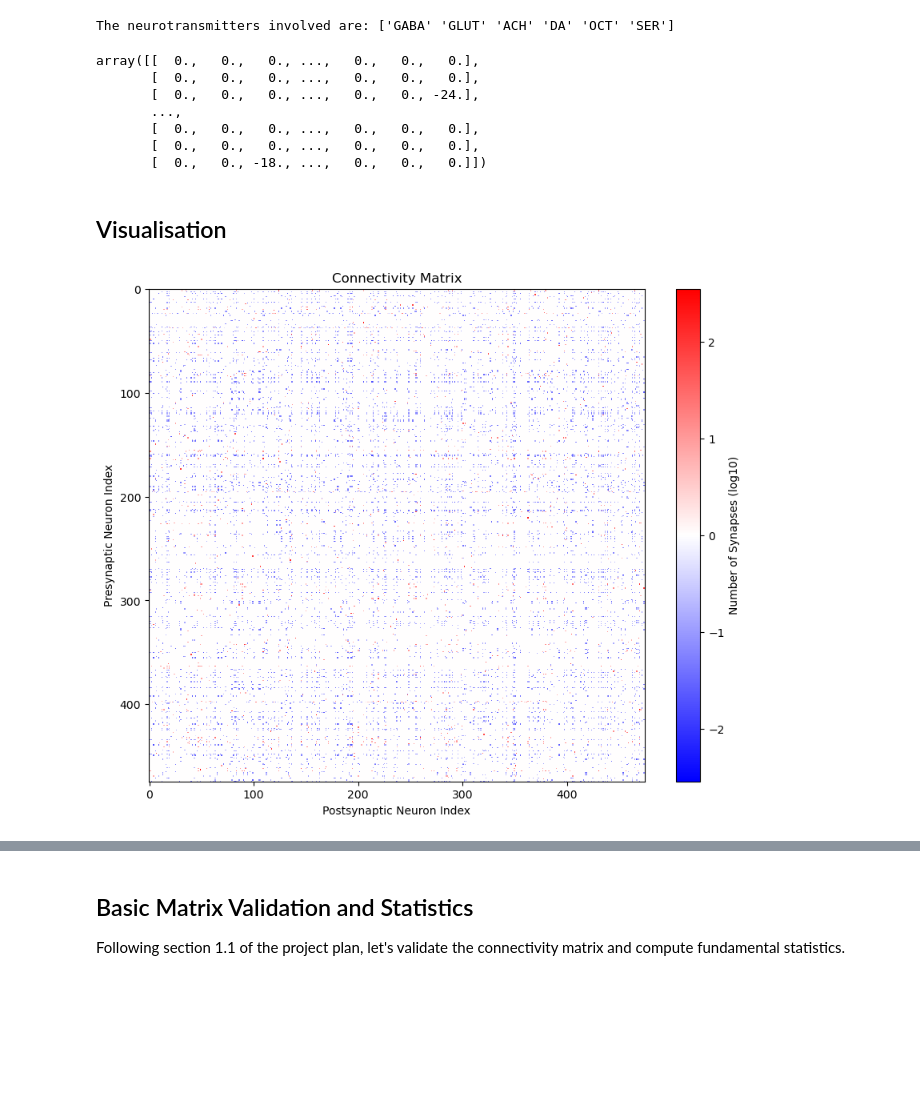
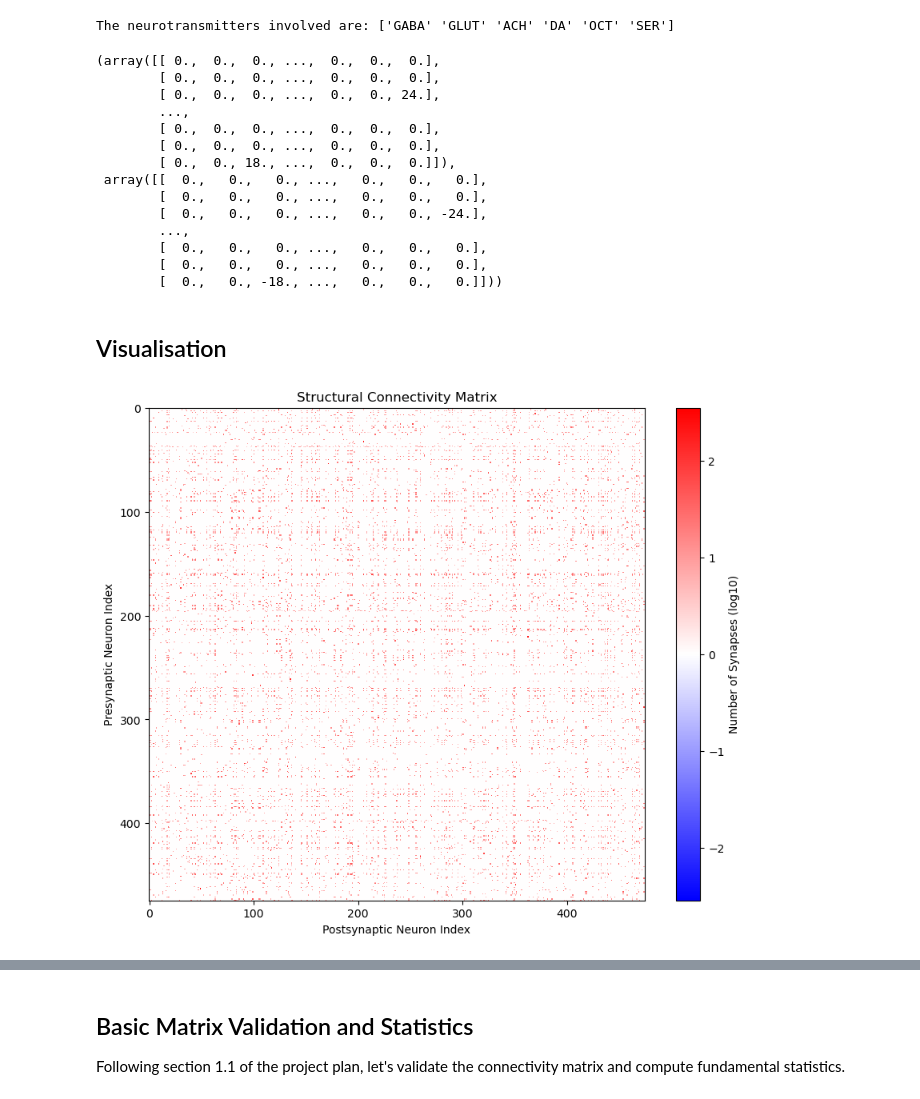
Before and after one commit to CharlesXu-Jingyue/GraphConnectomicsPOC, a Jupyter notebook: notebooks/01_preprocessing.ipynb, the cells around one changed output, grey strips where cells are left out. Cells and saved outputs as stored; diff of their text form; code cells hidden in the pictures; blank space fills up the shorter version.

```diff
--- a/notebooks/01_preprocessing.ipynb
+++ b/notebooks/01_preprocessing.ipynb
@@ -205,46 +205,59 @@ filtered_connections_df.loc[:, 'connectivity'] = filtered_connections_df['syn_co
 # Group the connections by neuron pair
 grouped_connections_df = filtered_connections_df.groupby(['pre_root_id', 'post_root_id']).agg({'connectivity': 'sum'}).reset_index()
 
-# Connectivity matrix
+# Functional connectivity matrix
 n_neurons = len(noi_list)
-connectivity_matrix = np.zeros((n_neurons, n_neurons))
+functional_connectivity_matrix = np.zeros((n_neurons, n_neurons))
 for _, row in grouped_connections_df.iterrows():
     pre_id = row['pre_root_id']
     post_id = row['post_root_id']
     conn = row['connectivity']
     pre_idx = noi_list.index(pre_id)
     post_idx = noi_list.index(post_id)
-    connectivity_matrix[pre_idx, post_idx] = conn
+    functional_connectivity_matrix[pre_idx, post_idx] = conn
 
 del filtered_connections_df, grouped_connections_df
 
+# Structural connectivity matrix
+structural_connectivity_matrix = functional_connectivity_matrix.copy()
+structural_connectivity_matrix = np.abs(structural_connectivity_matrix)
+
 if save_data:
-    connectivity_df = pd.DataFrame(connectivity_matrix, index=noi_list, columns=noi_list)
-    connectivity_df.to_csv(os.path.join(data_path, 'connectivity_matrix.csv'))
+    functional_df = pd.DataFrame(functional_connectivity_matrix, index=noi_list, columns=noi_list)
+    functional_df.to_csv(os.path.join(data_path, 'functional_connectivity_matrix.csv'))
+    structural_df = pd.DataFrame(structural_connectivity_matrix, index=noi_list, columns=noi_list)
+    structural_df.to_csv(os.path.join(data_path, 'structural_connectivity_matrix.csv'))
 
-connectivity_matrix
+structural_connectivity_matrix, functional_connectivity_matrix
 # %% [output]
-array([[  0.,   0.,   0., ...,   0.,   0.,   0.],
-       [  0.,   0.,   0., ...,   0.,   0.,   0.],
-       [  0.,   0.,   0., ...,   0.,   0., -24.],
-       ...,
-       [  0.,   0.,   0., ...,   0.,   0.,   0.],
-       [  0.,   0.,   0., ...,   0.,   0.,   0.],
-       [  0.,   0., -18., ...,   0.,   0.,   0.]])
+(array([[ 0.,  0.,  0., ...,  0.,  0.,  0.],
+        [ 0.,  0.,  0., ...,  0.,  0.,  0.],
+        [ 0.,  0.,  0., ...,  0.,  0., 24.],
+        ...,
+        [ 0.,  0.,  0., ...,  0.,  0.,  0.],
+        [ 0.,  0.,  0., ...,  0.,  0.,  0.],
+        [ 0.,  0., 18., ...,  0.,  0.,  0.]]),
+ array([[  0.,   0.,   0., ...,   0.,   0.,   0.],
+        [  0.,   0.,   0., ...,   0.,   0.,   0.],
+        [  0.,   0.,   0., ...,   0.,   0., -24.],
+        ...,
+        [  0.,   0.,   0., ...,   0.,   0.,   0.],
+        [  0.,   0.,   0., ...,   0.,   0.,   0.],
+        [  0.,   0., -18., ...,   0.,   0.,   0.]]))
 # %% [markdown]
 ## Visualisation
 # %%
 plt.figure(figsize=(10, 8))
-# plt.imshow(connectivity_matrix, cmap='bwr', aspect='auto', vmin=-np.max(np.abs(connectivity_matrix)), vmax=np.max(np.abs(connectivity_matrix)))
-plt.imshow(np.log10(np.abs(connectivity_matrix) + 1) * np.sign(connectivity_matrix),
+# plt.imshow(structural_connectivity_matrix, cmap='bwr', aspect='auto', vmin=-np.max(np.abs(structural_connectivity_matrix)), vmax=np.max(np.abs(structural_connectivity_matrix)))
+plt.imshow(np.log10(np.abs(structural_connectivity_matrix) + 1) * np.sign(structural_connectivity_matrix),
            cmap='bwr', aspect='auto',
-           vmin=-np.max(np.log10(np.abs(connectivity_matrix) + 1)),
-           vmax=np.max(np.log10(np.abs(connectivity_matrix) + 1)),
+           vmin=-np.max(np.log10(np.abs(structural_connectivity_matrix) + 1)),
+           vmax=np.max(np.log10(np.abs(structural_connectivity_matrix) + 1)),
            interpolation='none')
 plt.colorbar(label='Number of Synapses (log10)')
-plt.title('Connectivity Matrix')
+plt.title('Structural Connectivity Matrix')
 plt.xlabel('Postsynaptic Neuron Index')
 plt.ylabel('Presynaptic Neuron Index')
 plt.show()
 # %% [output]
-[figure, old version]
+[figure, new version]
```
Also changed, not shown: parts of 16 cells of this notebook, 1 other file.
